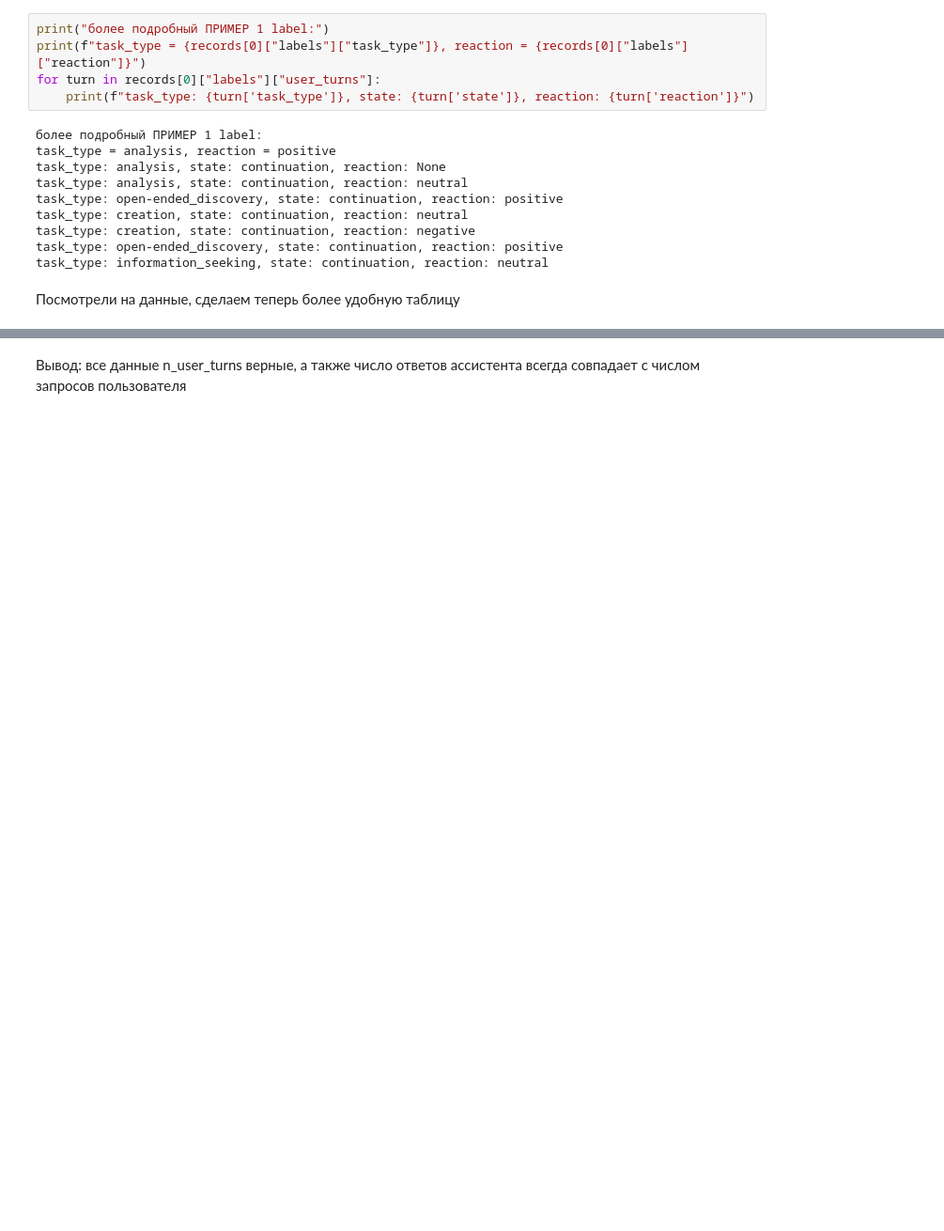
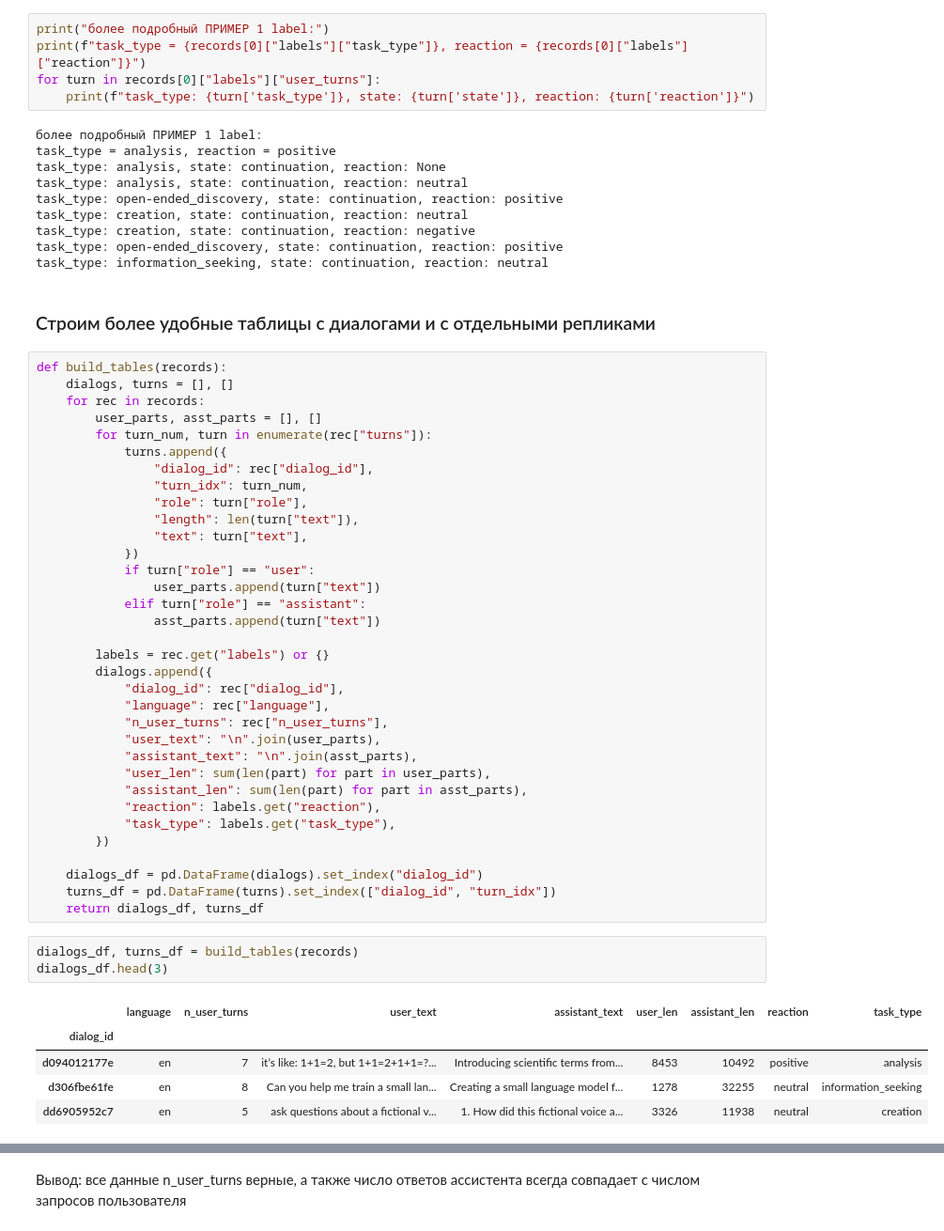
Before and after one commit to Half-Head/ML_homework, a Jupyter notebook: hw1/1_step_eda.ipynb, the cells around one changed output, grey strips where cells are left out. Shown at 94% size. Drawn from its saved outputs; the diff is of its cells as text; blank space fills up the shorter version.

```diff
--- a/hw1/1_step_eda.ipynb
+++ b/hw1/1_step_eda.ipynb
@@ -109,4 +90,47 @@ task_type: creation, state: continuation, reaction: negative
 task_type: open-ended_discovery, state: continuation, reaction: positive
 task_type: information_seeking, state: continuation, reaction: neutral
 # %% [markdown]
-Посмотрели на данные, сделаем теперь более удобную таблицу
+### Строим более удобные таблицы с диалогами и с отдельными репликами
+# %%
+def build_tables(records):
+    dialogs, turns = [], []
+    for rec in records:
+        user_parts, asst_parts = [], []
+        for turn_num, turn in enumerate(rec["turns"]):
+            turns.append({
+                "dialog_id": rec["dialog_id"],
+                "turn_idx": turn_num,
+                "role": turn["role"],
+                "length": len(turn["text"]),
+                "text": turn["text"],
+            })
+            if turn["role"] == "user":
+                user_parts.append(turn["text"])
+            elif turn["role"] == "assistant":
+                asst_parts.append(turn["text"])
+
+        labels = rec.get("labels") or {}
+        dialogs.append({
+            "dialog_id": rec["dialog_id"],
+            "language": rec["language"],
+            "n_user_turns": rec["n_user_turns"],
+            "user_text": "\n".join(user_parts),
+            "assistant_text": "\n".join(asst_parts),
+            "user_len": sum(len(part) for part in user_parts),
+            "assistant_len": sum(len(part) for part in asst_parts),
+            "reaction": labels.get("reaction"),
+            "task_type": labels.get("task_type"),
+        })
+
+    dialogs_df = pd.DataFrame(dialogs).set_index("dialog_id")
+    turns_df = pd.DataFrame(turns).set_index(["dialog_id", "turn_idx"])
+    return dialogs_df, turns_df
+# %%
+dialogs_df, turns_df = build_tables(records)
+dialogs_df.head(3)
+# %% [output]
+|  | language | n_user_turns | user_text | assistant_text | user_len | assistant_len | reaction | task_type |
+| dialog_id |  |  |  |  |  |  |  |  |
+| d094012177e | en | 7 | it’s like: 1+1=2, but 1+1=2+1+1=?... | Introducing scientific terms from... | 8453 | 10492 | positive | analysis |
+| d306fbe61fe | en | 8 | Can you help me train a small lan... | Creating a small language model f... | 1278 | 32255 | neutral | information_seeking |
+| dd6905952c7 | en | 5 | ask questions about a fictional v... | 1. How did this fictional voice a... | 3326 | 11938 | neutral | creation |
```
Also changed, not shown: parts of 22 cells of this notebook.
